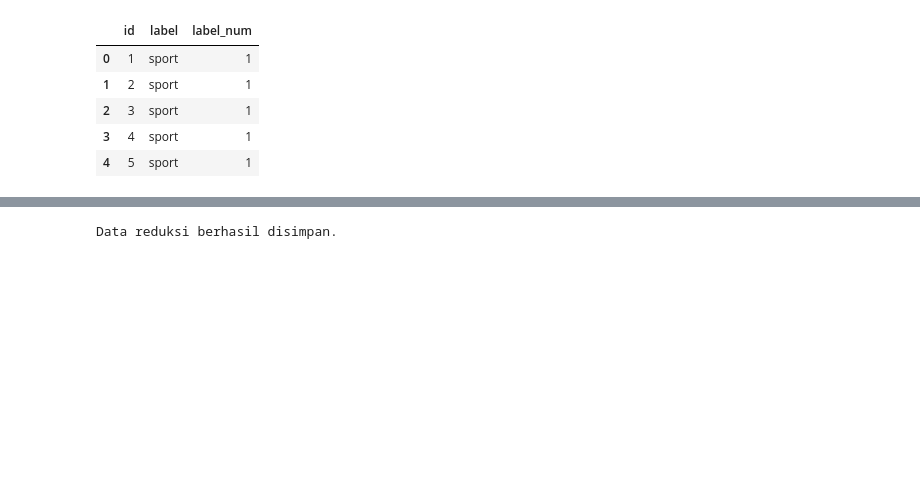
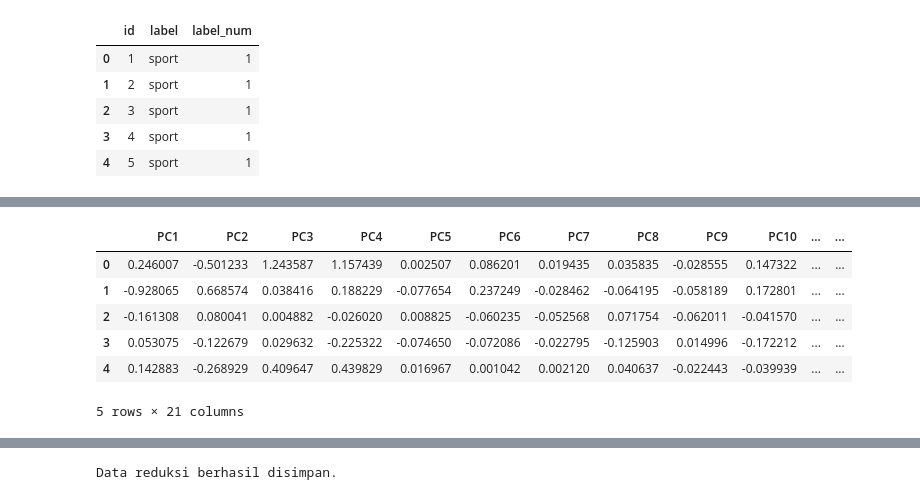
Before and after one commit to puspitaa4/PPW, a Jupyter notebook: _sources/Tugas_2.ipynb, the cells around one changed output, grey strips where cells are left out. Saved outputs shown, nothing was run; the diff lists cells and outputs as text; code cells hidden in the pictures; blank space fills up the shorter version.

```diff
--- a/_sources/Tugas_2.ipynb
+++ b/_sources/Tugas_2.ipynb
@@ -719,0 +788,19 @@ df_test_reduksi.head()
+# %%
+df_test_reduksi = pd.DataFrame(
+    X_test_pca,
+    columns=nama_pc
+)
+
+df_test_reduksi["label"] = (
+    y_test.reset_index(drop=True)
+)
+
+df_test_reduksi.head()
+# %% [output]
+|  | PC1 | PC2 | PC3 | PC4 | PC5 | PC6 | PC7 | PC8 | PC9 | PC10 | ... | ... |
+| 0 | 0.246007 | -0.501233 | 1.243587 | 1.157439 | 0.002507 | 0.086201 | 0.019435 | 0.035835 | -0.028555 | 0.147322 | ... | ... |
+| 1 | -0.928065 | 0.668574 | 0.038416 | 0.188229 | -0.077654 | 0.237249 | -0.028462 | -0.064195 | -0.058189 | 0.172801 | ... | ... |
+| 2 | -0.161308 | 0.080041 | 0.004882 | -0.026020 | 0.008825 | -0.060235 | -0.052568 | 0.071754 | -0.062011 | -0.041570 | ... | ... |
+| 3 | 0.053075 | -0.122679 | 0.029632 | -0.225322 | -0.074650 | -0.072086 | -0.022795 | -0.125903 | 0.014996 | -0.172212 | ... | ... |
+| 4 | 0.142883 | -0.268929 | 0.409647 | 0.439829 | 0.016967 | 0.001042 | 0.002120 | 0.040637 | -0.022443 | -0.039939 | ... | ... |
+5 rows × 21 columns
```
Also changed, not shown: parts of 83 cells of this notebook, 6 other files.
